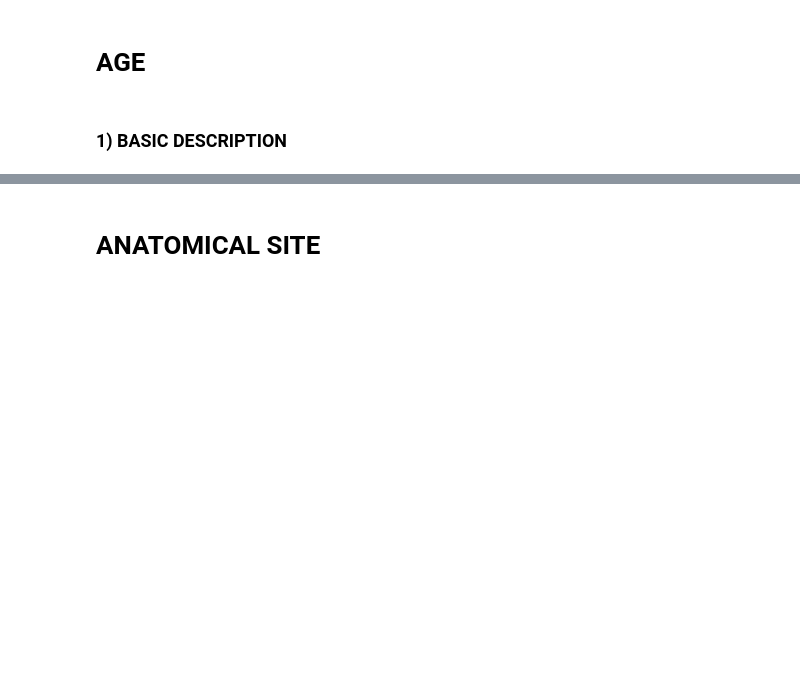
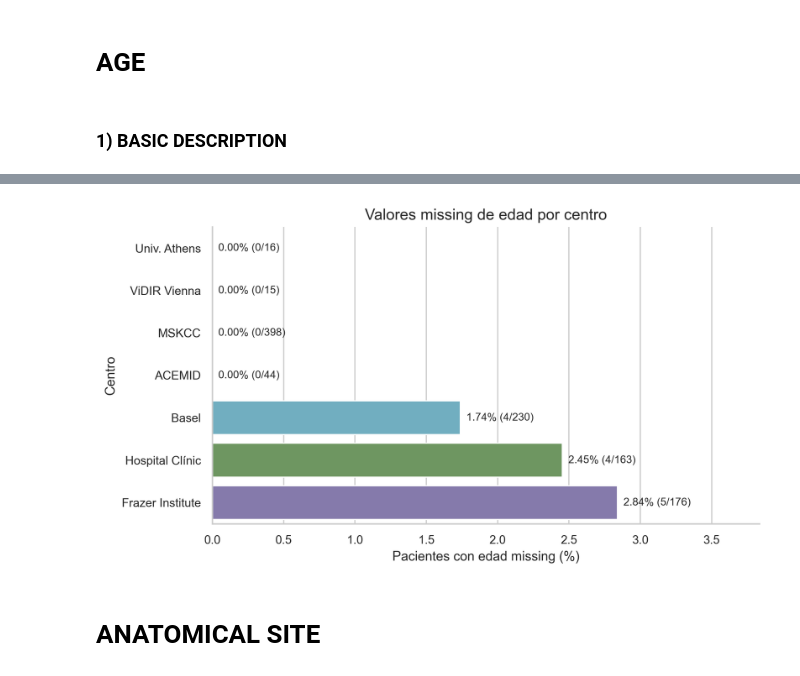
Before and after one commit to JuanCardona7/my-image-classifier, a Jupyter notebook: notebooks/EDA_02.ipynb, the cells around one changed output, grey strips where cells are left out. Saved outputs shown, nothing was run; the diff lists cells and outputs as text; code cells hidden in the pictures; blank space fills up the shorter version.

```diff
--- a/notebooks/EDA_02.ipynb
+++ b/notebooks/EDA_02.ipynb
@@ -907,0 +962,17 @@ figures["sex_missing_attribution"] = fig
+# %%
+# Missing-age flag at lesion level
+df_age = df.assign(age_missing=df["age_approx"].isna())
+
+# General dataset counts
+n_lesions_total = len(df_age)
+n_patients_total = df_age["patient_id"].nunique()
+
+# Patients with missing age
+patients_missing_age = (
+    df_age.loc[df_age["age_missing"], "patient_id"].drop_duplicates().sort_values()
+)
+
+n_lesions_missing_age = df_age["age_missing"].sum()
+n_patients_missing_age = patients_missing_age.nunique()
+
+patients_missing_age.tolist()
@@ -908,3 +2372,63 @@ figures["sex_missing_attribution"] = fig
+# %%
+# Missing age by attribution
+
+fig, ax = plt.subplots(
+    figsize=(8, 4.5),
+)
+
+sns.barplot(
+    data=age_missing_attribution_plot_df,
+    x="perc_patients_missing_age",
+    y="attribution_label",
+    hue="attribution_label",
+    palette=ATTRIBUTION_PALETTE,
+    legend=False,
+    ax=ax,
+)
+
+# Add percentage and count labels
+for patch, (_, row) in zip(
+    ax.patches,
+    age_missing_attribution_plot_df.iterrows(),
+):
+    width = patch.get_width()
+
+    # Also label centres with no missing values
+    x_position = width if width > 0 else 0
+
+    ax.annotate(
+        row["label"],
+        xy=(
+            x_position,
+            patch.get_y() + patch.get_height() / 2,
+        ),
+        xytext=(5, 0),
+        textcoords="offset points",
+        ha="left",
+        va="center",
+        fontsize=9,
+    )
+
+clean_axis_labels(
+    ax,
+    xlabel="Pacientes con edad missing (%)",
+    ylabel="Centro",
+    title="Valores missing de edad por centro",
+)
+
+max_percentage = age_missing_attribution_plot_df["perc_patients_missing_age"].max()
+
+ax.set_xlim(
+    0,
+    max_percentage * 1.35,
+)
+
+plt.tight_layout()
+plt.show()
+
+figures["age_missing_attribution"] = fig
+# %% [output]
+[figure, added]
 # %% [markdown]
 # ANATOMICAL SITE
 # %% [markdown]
```
Also changed, not shown: parts of 51 cells of this notebook, 1 other file.
